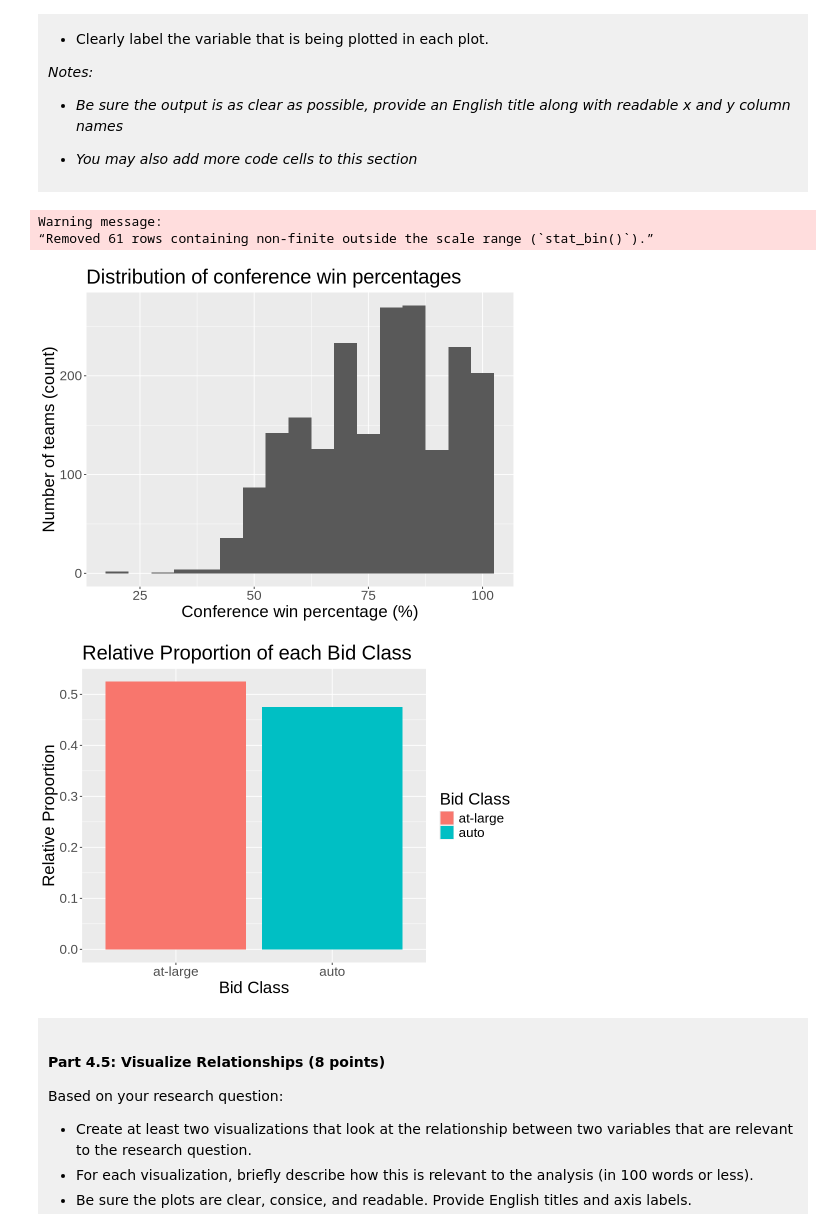
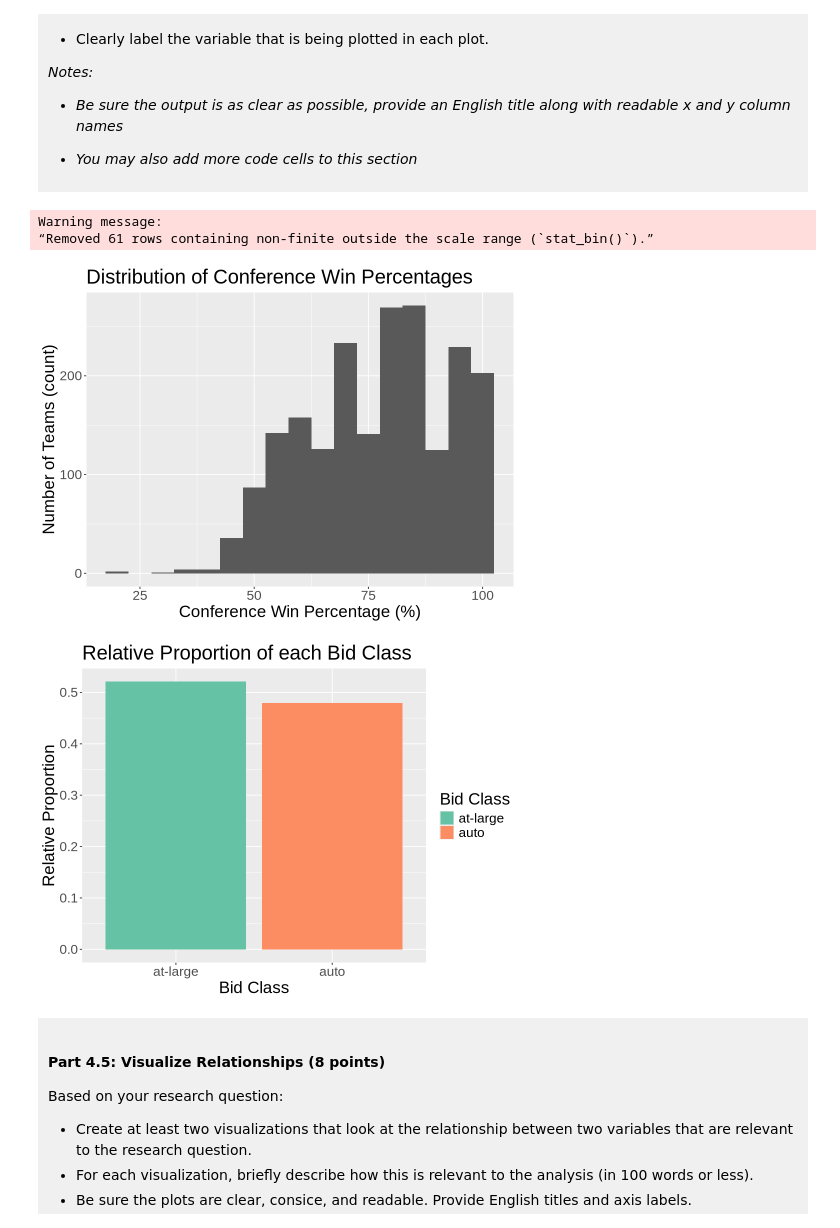
Before and after one commit to diegocrdz/dsci-100-project-diego-cordova, a Jupyter notebook: dsci-100-project-notebook.ipynb, the cells around one changed output. Cells and saved outputs as stored; diff of their text form; code cells hidden in the pictures.

```diff
--- a/dsci-100-project-notebook.ipynb
+++ b/dsci-100-project-notebook.ipynb
@@ -393,9 +393,9 @@ wmm_wins_dist <- wmm_tidy |>
     ggplot(aes(x = conf_wins_pct)) +
     geom_histogram(binwidth = 5) +
     labs(
-        x = "Conference win percentage (%)",
-        y = "Number of teams (count)",
-        title = "Distribution of conference win percentages",
+        x = "Conference Win Percentage (%)",
+        y = "Number of Teams (count)",
+        title = "Distribution of Conference Win Percentages",
     ) +
     theme(text = element_text(size = 20))
 
@@ -403,33 +403,34 @@ wmm_wins_dist
 # %% [output]
 Warning message:
 “Removed 61 rows containing non-finite outside the scale range (`stat_bin()`).”
-[figure, old version]
+[figure, new version]
 # %%
 # Relative proportions of each class of the bid variable
 
 # Calculate the proportion of each bid class
 wmm_bid_proportion <- wmm_tidy |>
     group_by(bid) |>
     summarize(count = n()) |>
     mutate(proportion = count / sum(count)) # Calculate the proportion of each class
 
 # wmm_bid_proportion # See the exact proportions per class
 
 # Plot the calculated proportions
 wmm_bid_plot <- wmm_bid_proportion |>
     ggplot(aes(x = bid, y = proportion, fill = bid)) + # Use fill to show colors per type
     geom_bar(stat = "identity") + # The height of each bar is the proportion
     labs(
         x = "Bid Class",
         y = "Relative Proportion",
         fill = "Bid Class",
         title = "Relative Proportion of each Bid Class",
     ) +
+    scale_fill_brewer(palette = "Set2") + # Color blind friendly palette
     theme(text = element_text(size = 20))
 
 wmm_bid_plot
 # %% [output]
-[figure, old version]
+[figure, new version]
 # %% [markdown]
 <div style="background-color: #f0f0f0; padding: 10px;">
 
```
Also changed, not shown: parts of 17 cells of this notebook.
